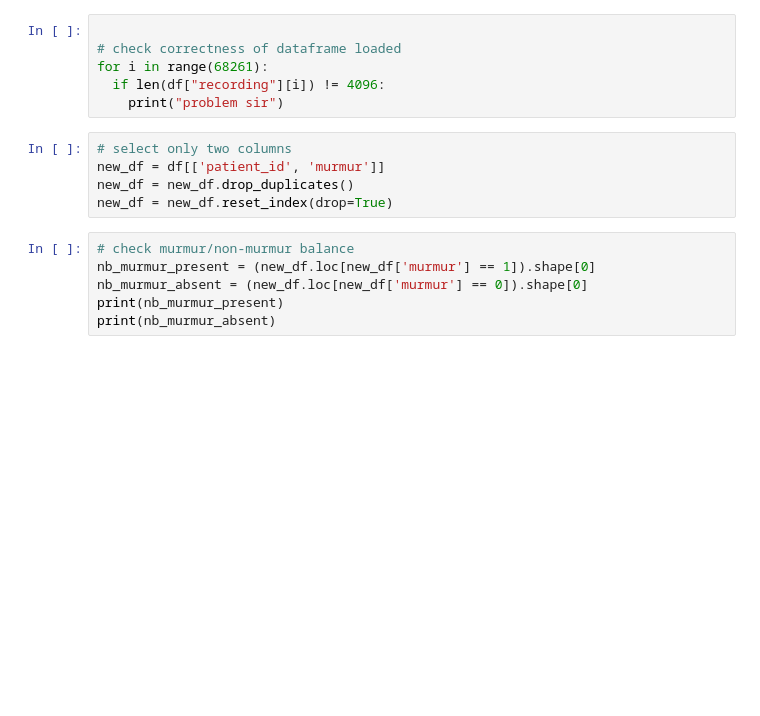
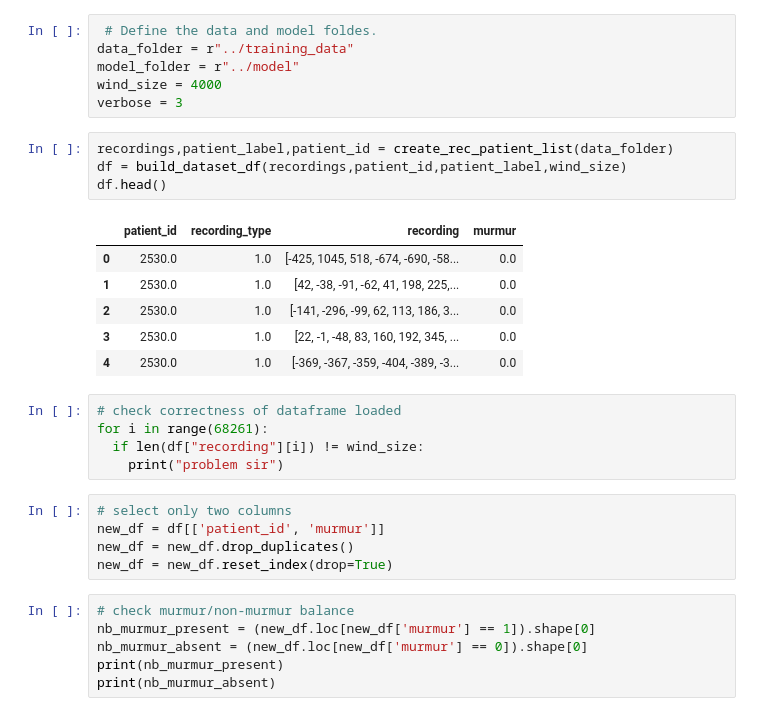
Before and after one commit to abelyazi/memoire, a Jupyter notebook: notebooks/notebook_model_CNN_balanced_dataset.ipynb, the cells around one changed output. Cells and saved outputs as stored; diff of their text form; blank space fills up the shorter version.

```diff
--- a/notebooks/notebook_model_CNN_balanced_dataset.ipynb
+++ b/notebooks/notebook_model_CNN_balanced_dataset.ipynb
@@ -36,8 +32,24 @@ NameError: name 'df' is not defined
+# %%
+ # Define the data and model foldes.
+data_folder = r"../training_data"
+model_folder = r"../model"
+wind_size = 4000
+verbose = 3
+# %%
+recordings,patient_label,patient_id = create_rec_patient_list(data_folder)
+df = build_dataset_df(recordings,patient_id,patient_label,wind_size)
+df.head()
+# %% [output]
+|  | patient_id | recording_type | recording | murmur |
+| 0 | 2530.0 | 1.0 | [-425, 1045, 518, -674, -690, -58... | 0.0 |
+| 1 | 2530.0 | 1.0 | [42, -38, -91, -62, 41, 198, 225,... | 0.0 |
+| 2 | 2530.0 | 1.0 | [-141, -296, -99, 62, 113, 186, 3... | 0.0 |
+| 3 | 2530.0 | 1.0 | [22, -1, -48, 83, 160, 192, 345, ... | 0.0 |
+| 4 | 2530.0 | 1.0 | [-369, -367, -359, -404, -389, -3... | 0.0 |
 # %%
-
 # check correctness of dataframe loaded
 for i in range(68261):
-  if len(df["recording"][i]) != 4096:
+  if len(df["recording"][i]) != wind_size:
     print("problem sir")
 # %%
 # select only two columns
```
Also changed, not shown: parts of 5 cells of this notebook, 11 other files.
